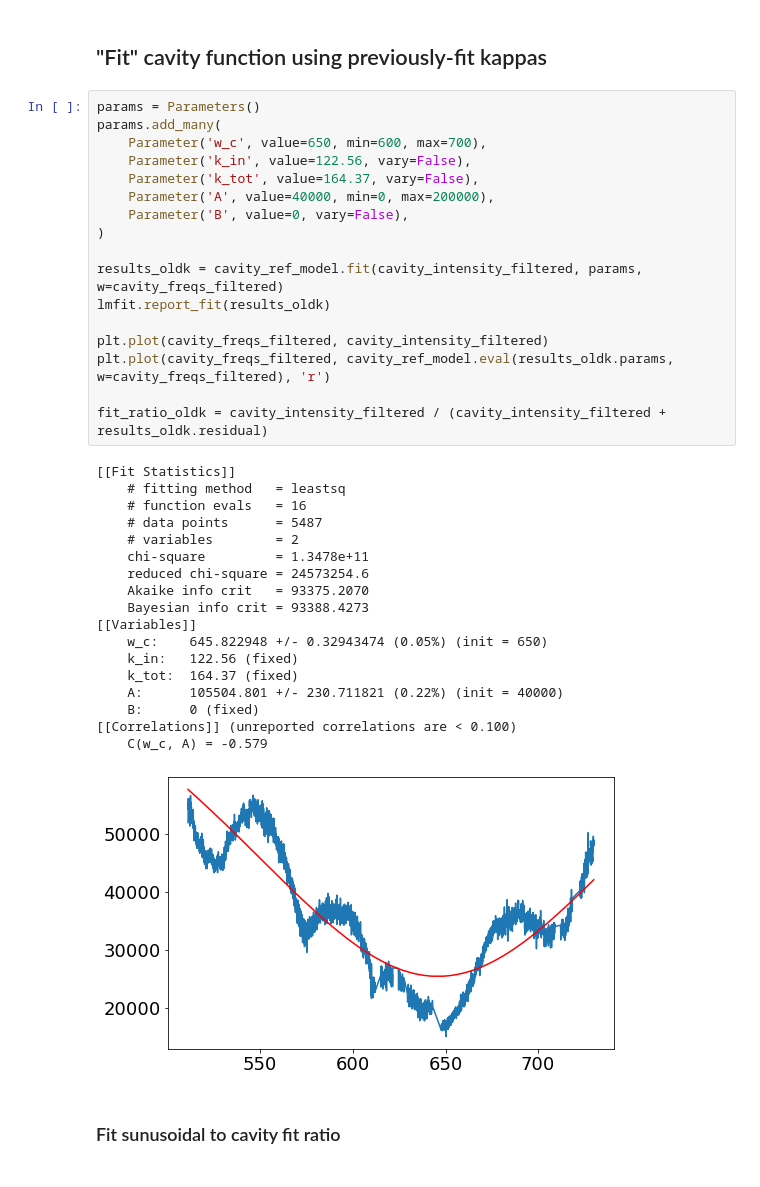
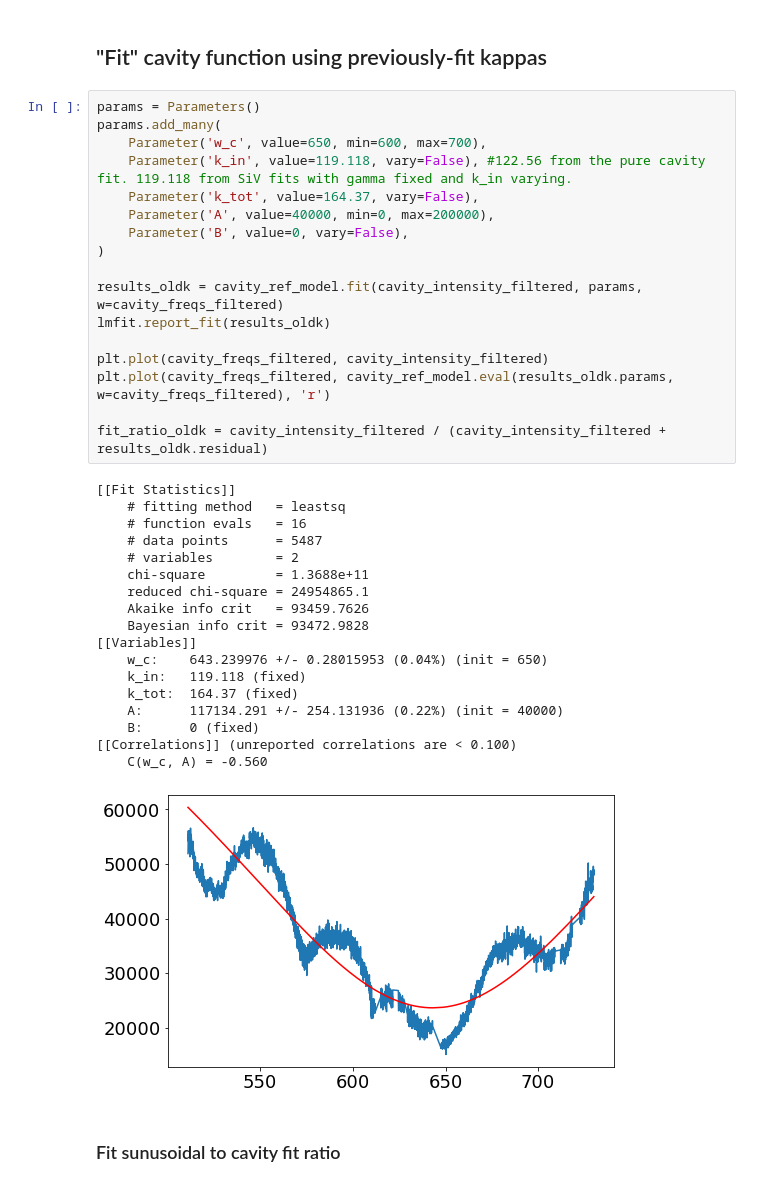
Before and after one commit to huanyanqi/siv-cqed-model, a Jupyter notebook: notebooks/fitting data - 2021_03_03_stitched.ipynb, the cells around one changed output. Saved outputs shown, nothing was run; the diff lists cells and outputs as text.

Commit message:
Replaced stitched filtered cavity fitting using fixed kappas with new k_in

```diff
--- a/notebooks/fitting data - 2021_03_03_stitched.ipynb
+++ b/notebooks/fitting data - 2021_03_03_stitched.ipynb
@@ -245,39 +245,39 @@ plt.plot(cavity_freqs_filtered, fit_bounce_sin_model.eval(ratio_results.params,
 # %%
 params = Parameters()
 params.add_many(
     Parameter('w_c', value=650, min=600, max=700),
-    Parameter('k_in', value=122.56, vary=False),
+    Parameter('k_in', value=119.118, vary=False), #122.56 from the pure cavity fit. 119.118 from SiV fits with gamma fixed and k_in varying.
     Parameter('k_tot', value=164.37, vary=False),
     Parameter('A', value=40000, min=0, max=200000),
     Parameter('B', value=0, vary=False),
 )
 
 results_oldk = cavity_ref_model.fit(cavity_intensity_filtered, params, w=cavity_freqs_filtered)
 lmfit.report_fit(results_oldk)
 
 plt.plot(cavity_freqs_filtered, cavity_intensity_filtered)
 plt.plot(cavity_freqs_filtered, cavity_ref_model.eval(results_oldk.params, w=cavity_freqs_filtered), 'r')
 
 fit_ratio_oldk = cavity_intensity_filtered / (cavity_intensity_filtered + results_oldk.residual)
 # %% [output]
 [[Fit Statistics]]
     # fitting method   = leastsq
     # function evals   = 16
     # data points      = 5487
     # variables        = 2
-    chi-square         = 1.3478e+11
-    reduced chi-square = 24573254.6
-    Akaike info crit   = 93375.2070
-    Bayesian info crit = 93388.4273
+    chi-square         = 1.3688e+11
+    reduced chi-square = 24954865.1
+    Akaike info crit   = 93459.7626
+    Bayesian info crit = 93472.9828
 [[Variables]]
-    w_c:    645.822948 +/- 0.32943474 (0.05%) (init = 650)
-    k_in:   122.56 (fixed)
+    w_c:    643.239976 +/- 0.28015953 (0.04%) (init = 650)
+    k_in:   119.118 (fixed)
     k_tot:  164.37 (fixed)
-    A:      105504.801 +/- 230.711821 (0.22%) (init = 40000)
+    A:      117134.291 +/- 254.131936 (0.22%) (init = 40000)
     B:      0 (fixed)
 [[Correlations]] (unreported correlations are < 0.100)
-    C(w_c, A) = -0.579
+    C(w_c, A) = -0.560
-[figure, old version]
+[figure, new version]
 # %% [markdown]
 ### Fit sunusoidal to cavity fit ratio
 # %%
```
Also changed, not shown: parts of 2 cells of this notebook, 1 other file.
